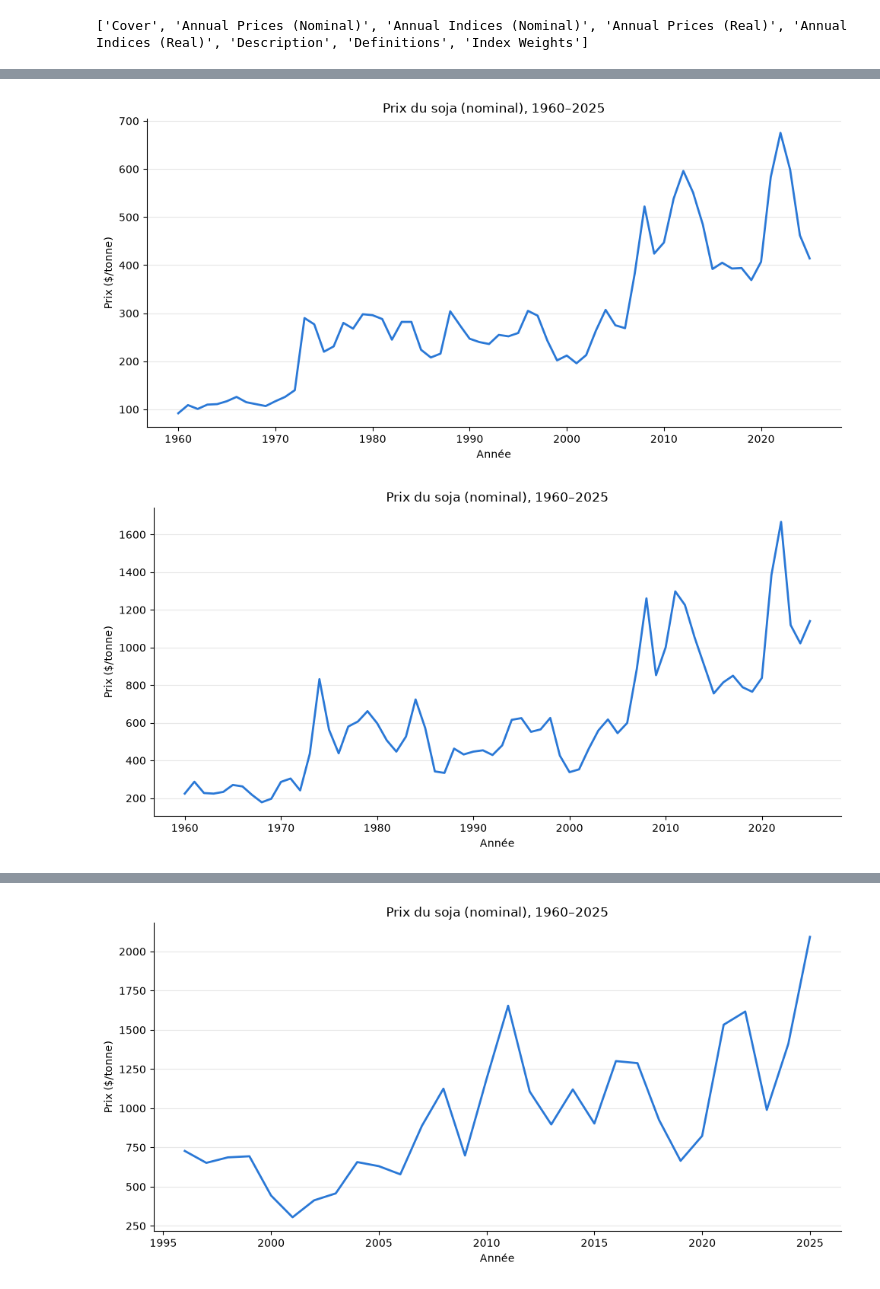
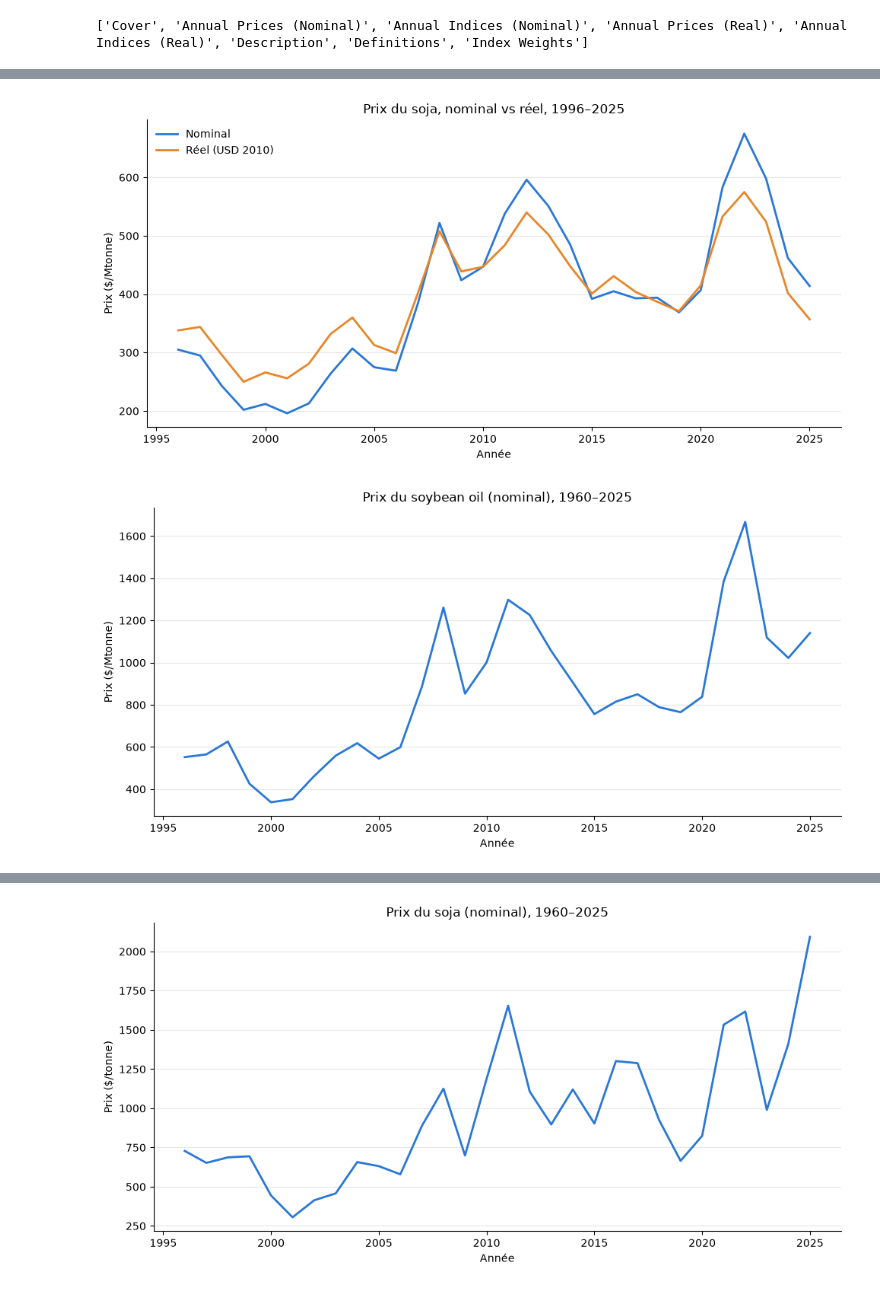
Before and after one commit to AndrewEberhardt/DataScienceProject, a Jupyter notebook: notebooks/david/david.com.price.ipynb, the cells around one changed output, grey strips where cells are left out. Saved outputs shown, nothing was run; the diff lists cells and outputs as text; code cells hidden in the pictures.

```diff
--- a/notebooks/david/david.com.price.ipynb
+++ b/notebooks/david/david.com.price.ipynb
@@ -13,6 +13,8 @@ print(xls.sheet_names)
 # %%
 df = pd.read_excel(xls, sheet_name="Annual Prices (Nominal)",  header=6, skiprows=[7], na_values="…")
 df = df.rename(columns={df.columns[0]: "year"})
+df["year"] = pd.to_numeric(df["year"], errors="coerce")
+df = df[df["year"] >= 1996].reset_index(drop=True)
 df.head()
 # %% [output]
 |  | year | Crude oil, average | Crude oil, Brent | Crude oil, Dubai | Crude oil, WTI | Coal, Australian | ... |
@@ -24 +26,7 @@ df.head()
 5 rows × 70 columns
+# %%
+df_real = pd.read_excel(xls, sheet_name="Annual Prices (Real)",  header=6, skiprows=[7], na_values="…")
+df_real = df_real.rename(columns={df_real.columns[0]: "year"})
+df_real["year"] = pd.to_numeric(df_real["year"], errors="coerce")
+df_real = df_real[df_real["year"] >= 1996].reset_index(drop=True)
+df_real.head()
@@ -36,27 +64,29 @@ df_sel.head()
 # %%
 fig, ax = plt.subplots(figsize=(10, 5))
-ax.plot(df["year"], df["Soybeans"], color="#2a78d6", linewidth=2)
-ax.set_title("Prix du soja (nominal), 1960–2025")
+ax.plot(df["year"], df["Soybeans"], color="#2a78d6", linewidth=2, label="Nominal")
+ax.plot(df_real["year"], df_real["Soybeans"], color="#e8862a", linewidth=2, label="Réel (USD 2010)")
+ax.set_title("Prix du soja, nominal vs réel, 1996–2025")
 ax.set_xlabel("Année")
-ax.set_ylabel("Prix ($/tonne)")
+ax.set_ylabel("Prix ($/Mtonne)")
+ax.legend(frameon=False)
 ax.grid(axis="y", alpha=0.3)
 ax.spines[["top", "right"]].set_visible(False)
 plt.tight_layout()
 plt.show()
 # %% [output]
-[figure, old version]
+[figure, new version]
 # %%
 fig, ax = plt.subplots(figsize=(10, 5))
 ax.plot(df["year"], df["Soybean oil"], color="#2a78d6", linewidth=2)
-ax.set_title("Prix du soja (nominal), 1960–2025")
+ax.set_title("Prix du soybean oil (nominal), 1960–2025")
 ax.set_xlabel("Année")
-ax.set_ylabel("Prix ($/tonne)")
+ax.set_ylabel("Prix ($/Mtonne)")
 ax.grid(axis="y", alpha=0.3)
 ax.spines[["top", "right"]].set_visible(False)
 plt.tight_layout()
 plt.show()
 # %% [output]
-[figure, old version]
+[figure, new version]
 # %%
 fig, ax = plt.subplots(figsize=(10, 5))
 ax.plot(df["year"], df["Soybean meal"], color="#2a78d6", linewidth=2)
```
Also changed, not shown: parts of 10 cells of this notebook.
